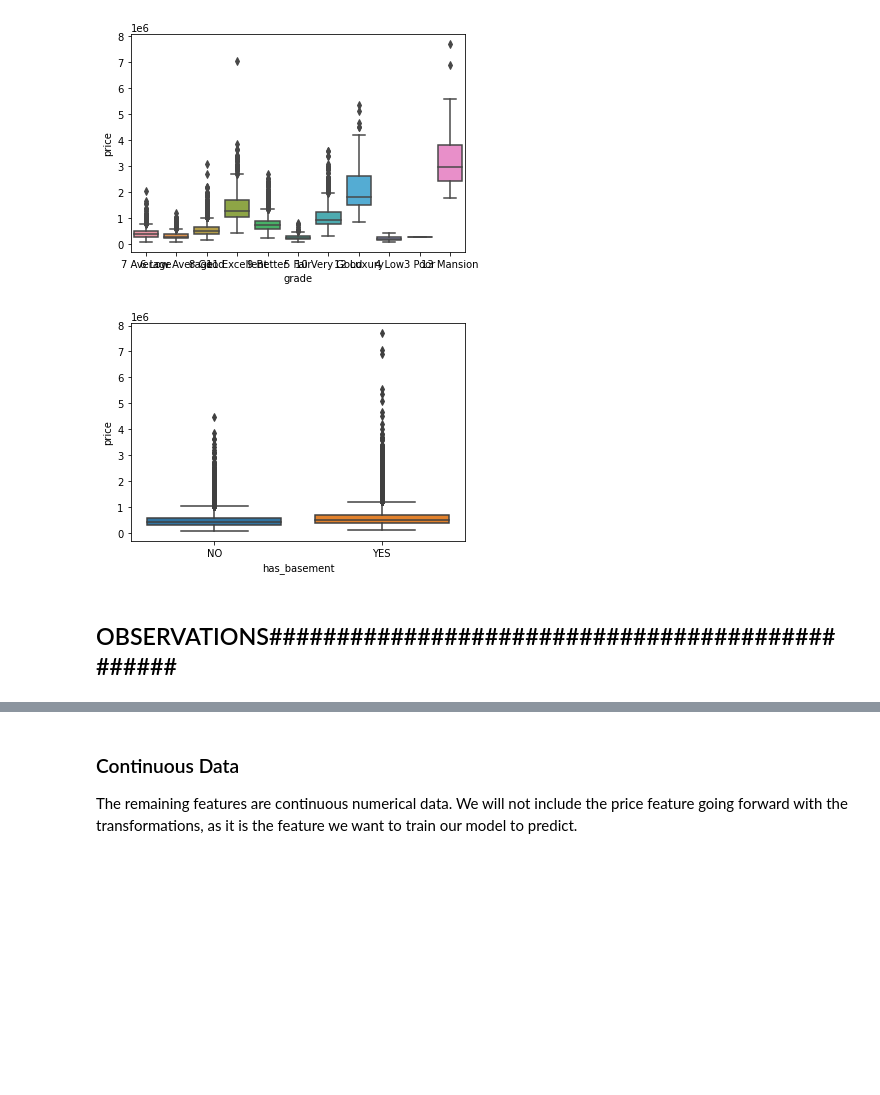
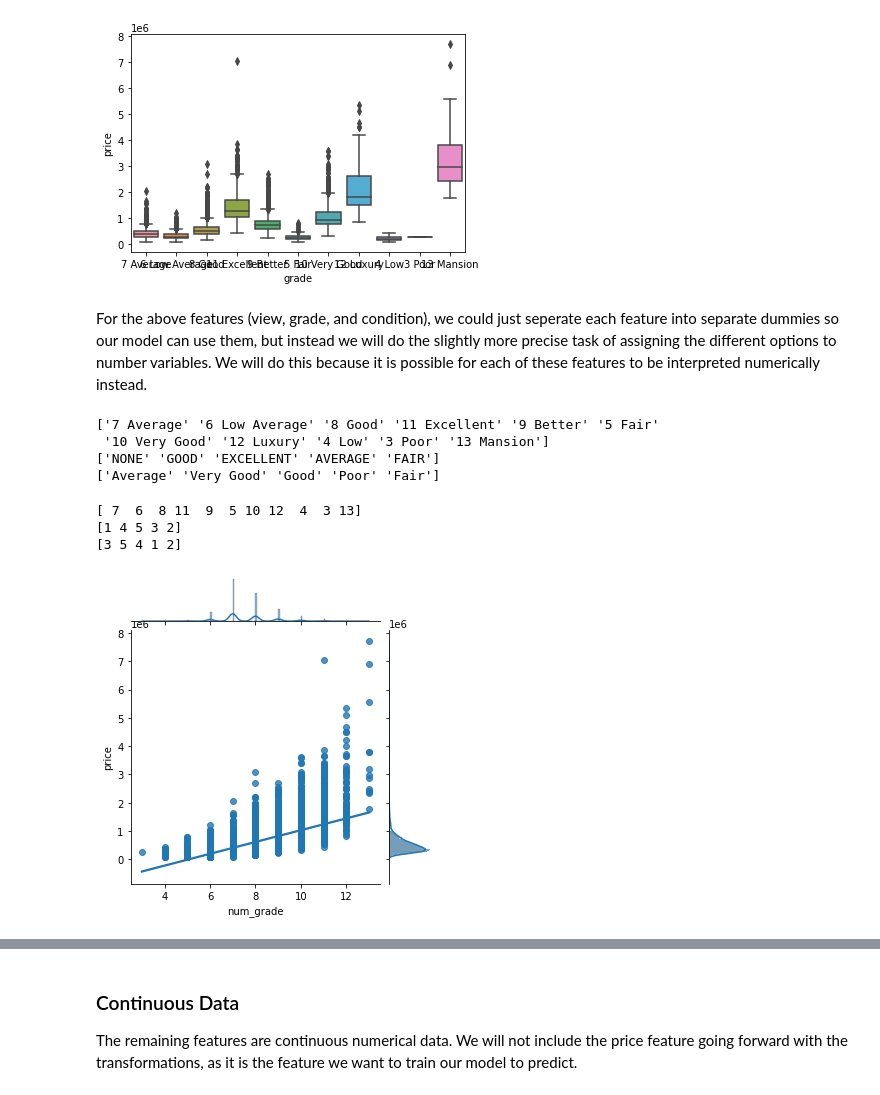
Before and after one commit to shadel96/King_County_Regression_Analysis, a Jupyter notebook: kc_preprocessing_exploring.ipynb, the cells around one changed output, grey strips where cells are left out. Cells and saved outputs as stored; diff of their text form; code cells hidden in the pictures; blank space fills up the shorter version.

```diff
--- a/kc_preprocessing_exploring.ipynb
+++ b/kc_preprocessing_exploring.ipynb
@@ -96,0 +119,4 @@ sns.jointplot(x='bedrooms',y='price', data=df, kind='reg', height=5);
+# %%
+df = df[df['bedrooms']<=10]
+
+sns.jointplot(x='bedrooms',y='price', data=df, kind='reg', height=5);
@@ -137,9 +185,34 @@ sns.boxplot(x='condition',y='price', data=df);
 sns.boxplot(x='grade',y='price', data=df);
 # %% [output]
 [figure]
+# %% [markdown]
+For the above features (view, grade, and condition), we could just seperate each feature into separate dummies so our model can use them, but instead we will do the slightly more precise task of assigning the different options to number variables. We will do this because it is possible for each of these features to be interpreted numerically instead.
+# %%
+print(df['grade'].unique())
+print(df['view'].unique())
+print(df['condition'].unique())
+# %% [output]
+['7 Average' '6 Low Average' '8 Good' '11 Excellent' '9 Better' '5 Fair'
+ '10 Very Good' '12 Luxury' '4 Low' '3 Poor' '13 Mansion']
+['NONE' 'GOOD' 'EXCELLENT' 'AVERAGE' 'FAIR']
+['Average' 'Very Good' 'Good' 'Poor' 'Fair']
+# %%
+df['num_grade'] = pd.to_numeric(df['grade'].str[:2])
+
+view_to_num = {'NONE': 1, 'FAIR': 2, 'AVERAGE': 3, 'GOOD': 4, 'EXCELLENT': 5}
+df['num_view'] = df['view'].apply(lambda x: view_to_num.get(x))
+
+cond_to_num = {'Poor': 1, 'Fair': 2, 'Average': 3, 'Good': 4, 'Very Good': 5}
+df['num_cond'] = df['condition'].apply(lambda x: cond_to_num.get(x))
+
+print(df['num_grade'].unique())
+print(df['num_view'].unique())
+print(df['num_cond'].unique())
+# %% [output]
+[ 7  6  8 11  9  5 10 12  4  3 13]
+[1 4 5 3 2]
+[3 5 4 1 2]
 # %%
-sns.boxplot(x='has_basement',y='price', data=df);
+sns.jointplot(x='num_grade',y='price', data=df, kind='reg', height=5);
 # %% [output]
-[figure, old version]
+[figure, new version]
-# %% [markdown]
-## OBSERVATIONS################################################
```
Also changed, not shown: parts of 30 cells of this notebook, 3 other files.
